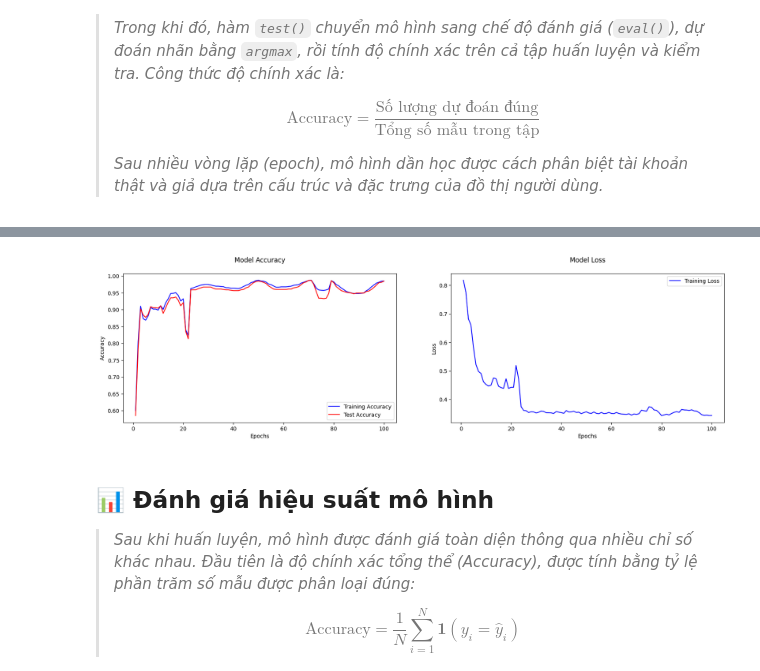
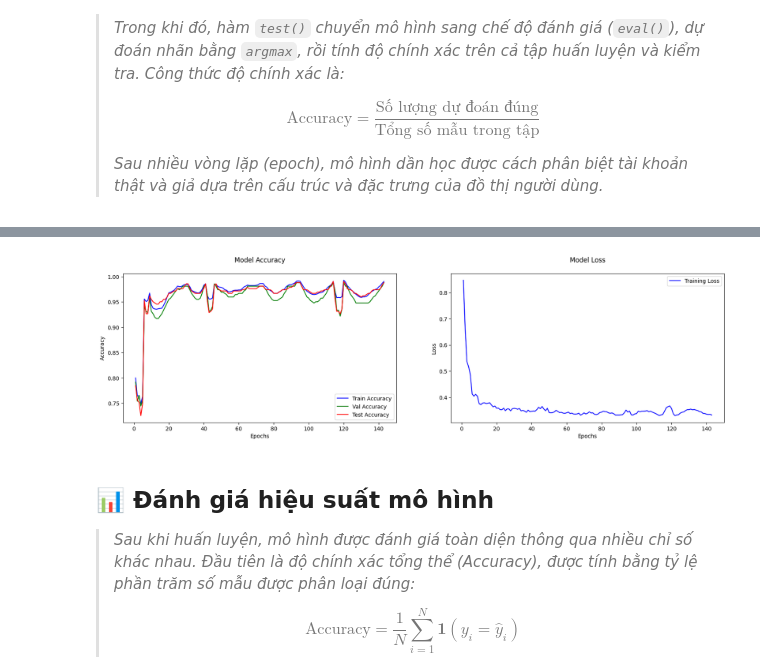
Before and after one commit to copirlo20/AccountClassification, a Jupyter notebook: GAT.ipynb, the cells around one changed output, grey strips where cells are left out. Cells and saved outputs as stored; diff of their text form; code cells hidden in the pictures.

```diff
--- a/GAT.ipynb
+++ b/GAT.ipynb
@@ -170,10 +180,10 @@ h_i' = \sigma\left( \sum_{j \in \mathcal{N}(i)} \alpha_{ij} \cdot W h_j \right)
 # Định nghĩa mô hình GAT
 class GAT(torch.nn.Module):
     # Phương thức khởi tạo kiến trúc mô hình GAT
-    def __init__(self, in_channels, hidden_channels, num_classes):
+    def __init__(self, in_channels, hidden_channels, num_classes, heads=4):
         super().__init__()
-        self.conv1 = GATConv(in_channels, hidden_channels)
-        self.conv2 = GATConv(hidden_channels, num_classes)
+        self.conv1 = GATConv(in_channels, hidden_channels, heads=heads)
+        self.conv2 = GATConv(hidden_channels*heads, num_classes, heads=1, concat=False)
 
     # Phương thức forward để thực hiện quá trình lan truyền qua các lớp GATConv
     def forward(self, x, edge_index):
@@ -210,7 +220,7 @@ GAT(
 >*Sau nhiều vòng lặp (epoch), mô hình dần học được cách phân biệt tài khoản thật và giả dựa trên cấu trúc và đặc trưng của đồ thị người dùng.*
 # %%
 # Khởi tạo bộ tối ưu hóa Adam với mô hình và các tham số học
-optimizer = torch.optim.Adam(model.parameters(), lr=0.02, weight_decay=5e-4)
+optimizer = torch.optim.Adam(model.parameters(), lr=0.01, weight_decay=5e-4)
 display(optimizer)
 
 # Phương thức huấn luyện mô hình
@@ -230,7 +240,7 @@ def test():
         out = model(graph.x, graph.edge_index)
         pred = out.argmax(dim=1)
     accs = []
-    for mask in [graph.train_mask, graph.test_mask]:
+    for mask in [graph.train_mask, graph.val_mask, graph.test_mask]:
         correct = pred[mask] == graph.y[mask]
         acc = int(correct.sum()) / int(mask.sum())
         accs.append(acc)
@@ -252,17 +262,35 @@ Parameter Group 0
 )
 # %%
 # Khởi tạo DataFrame để lưu lịch sử huấn luyện
-history = pd.DataFrame(columns=['epoch', 'loss', 'train_acc', 'test_acc'])
+history = pd.DataFrame(columns=['epoch', 'loss', 'train_acc', 'val_acc', 'test_acc'])
+
+# Khởi tạo các giá trị phục vụ lưu kết quả tối ưu nhất
+best_val_acc = 0
+patience = 50
+counter = 0
+best_model_state = None
 
 # Huấn luyện mô hình và lưu lịch sử huấn luyện
-for epoch in range(1, 101):
+for epoch in range(1, 201):
     loss = train()
-    train_acc, test_acc = test()
-    print(f'Epoch: {epoch:03d}, Loss: {loss:.4f}, Train Acc: {train_acc:.4f}, Test Acc: {test_acc:.4f}')
+    train_acc, val_acc, test_acc = test()
+    print(f'Epoch: {epoch:03d}, Loss: {loss:.4f}, Train Acc: {train_acc:.4f},  Val Acc: {val_acc:.4f}, Test Acc: {test_acc:.4f}')
     history.loc[len(history)] = {
         'epoch': epoch,
         'loss': loss,
         'train_acc': train_acc,
+        'val_acc': val_acc,
         'test_acc': test_acc
     }
+    if val_acc > best_val_acc:
+        best_val_acc = val_acc
+        counter = 0
+        best_model_state = model.state_dict()
+    else:
+        counter += 1
+    if counter >= patience:
+        print(f"GCN Early stopped at epoch {epoch} with Val Acc = {best_val_acc:.4f}")
+        break
+    if epoch == 100:
+        print(f"Val Acc = {best_val_acc:.4f}")
 # %% [output]
@@ -286,34 +314,36 @@ Epoch: 100, Loss: 0.3438, Train Acc: 0.9848, Test Acc: 0.9846
 # %%
 # Gán dữ liệu lịch sử huấn luyện vào các biến để vẽ biểu đồ
 loss = history['loss']
 train_accuracy = history['train_acc']
+val_accuracy = history['val_acc']
 test_accuracy = history['test_acc']
 epochs = range(1, len(history['loss']) + 1)
 
 # Đặt kích thước biểu đồ
 plt.figure(figsize=(20, 5))
 
 # Vẽ biểu đồ chính xác
 plt.subplot(1, 2, 1)
-plt.plot(epochs, train_accuracy, 'b-', label="Training Accuracy")
+plt.plot(epochs, train_accuracy, 'b-', label="Train Accuracy")
+plt.plot(epochs, val_accuracy, 'g-', label="Val Accuracy")
 plt.plot(epochs, test_accuracy, 'r-', label="Test Accuracy")
 plt.xlabel("Epochs")
 plt.ylabel("Accuracy")
 plt.title("Model Accuracy\n")
 plt.legend()
 
 # Vẽ biểu đồ mất mát
 plt.subplot(1, 2, 2)
 plt.plot(epochs, loss, 'b-', label="Training Loss")
 plt.xlabel("Epochs")
 plt.ylabel("Loss")
 plt.title("Model Loss\n")
 plt.legend()
 
 # Hiển thị biểu đồ
 plt.show()
 # %% [output]
-[figure, old version]
+[figure, new version]
 # %% [markdown]
 ## 📊 Đánh giá hiệu suất mô hình
 
```
Also changed, not shown: parts of 6 cells of this notebook, 4 other files.
